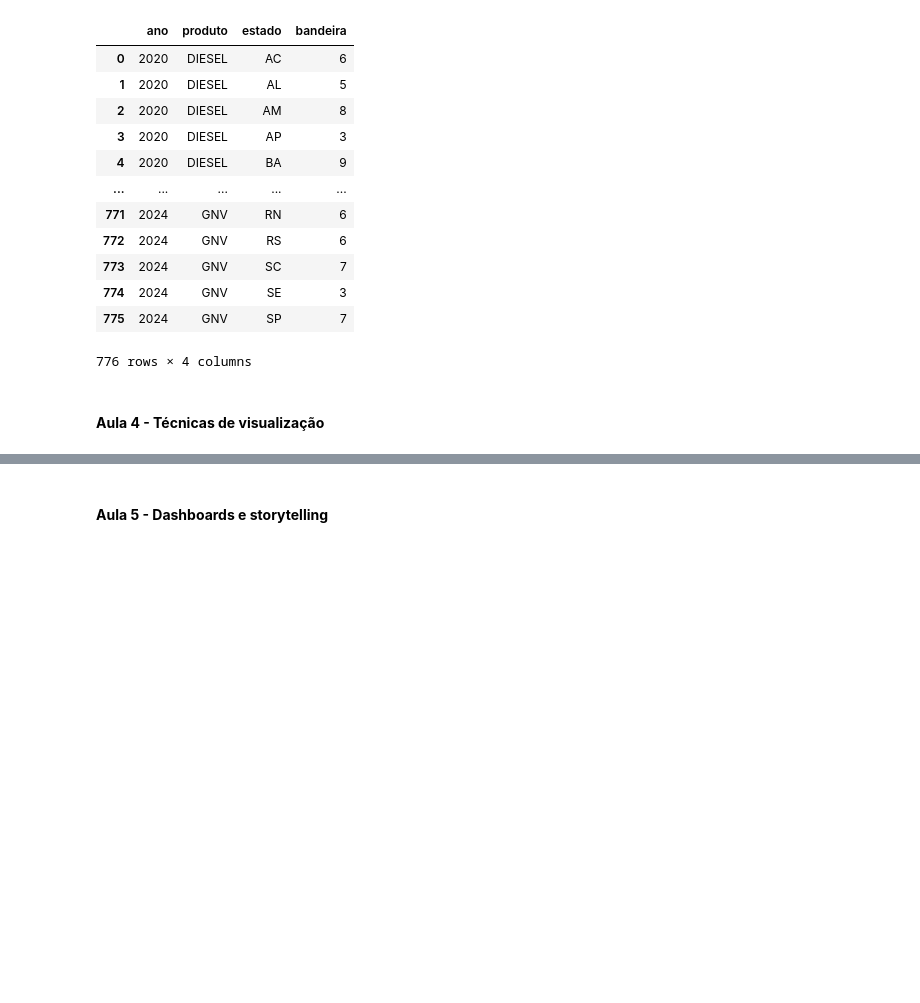
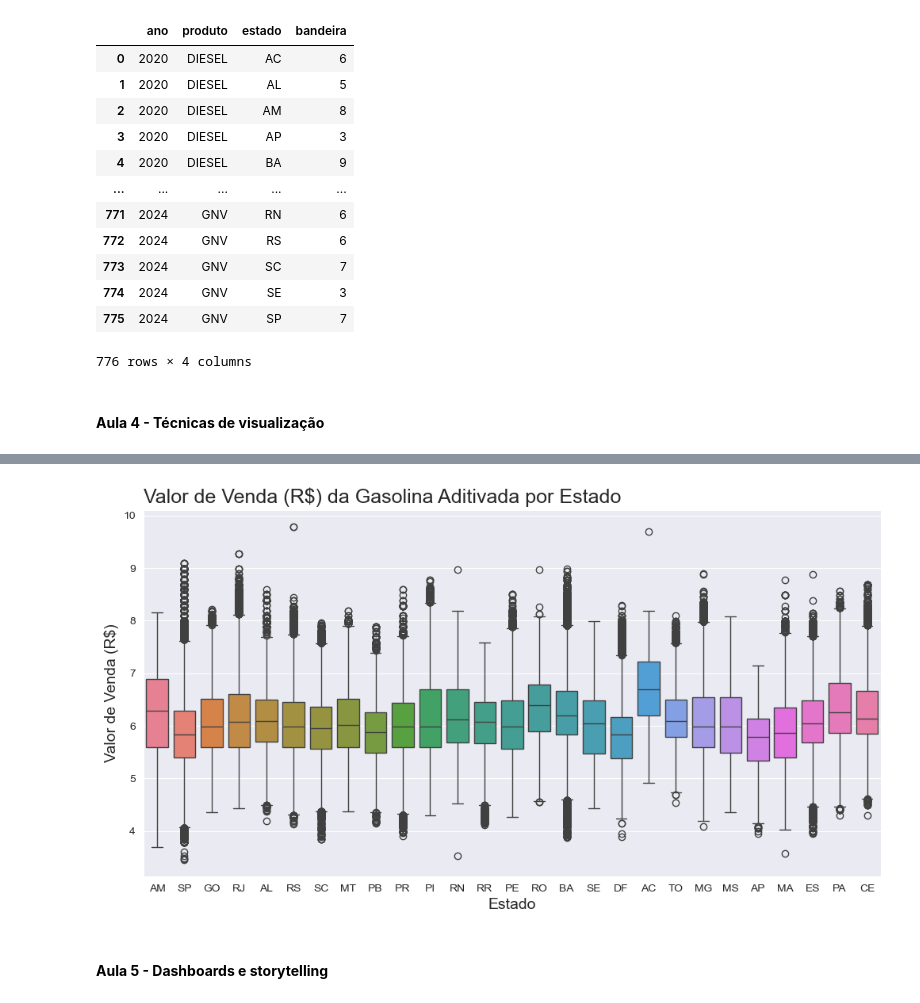
Before and after one commit to RicardViana/fiap-data-viz-and-production-models, a Jupyter notebook: analise_de_negocios.ipynb, the cells around one changed output, grey strips where cells are left out. Cells and saved outputs as stored; diff of their text form; code cells hidden in the pictures; blank space fills up the shorter version.

```diff
--- a/analise_de_negocios.ipynb
+++ b/analise_de_negocios.ipynb
@@ -148,3 +161,13 @@ def test_connection(engine):
+# %%
+# Função para gerar boxplot geral 2v
+
+def plotar_boxplot_2V(titulo, labelx, labely, x, y, dataset):
+    sns.set_style('darkgrid')
+    ax = sns.boxplot(x=x, y= y, hue=x, data=dataset, palette='husl', legend=False)
+    ax.figure.set_size_inches(12,6)
+    ax.set_title(titulo, loc = 'left', fontsize = 18)
+    ax.set_xlabel(labelx, fontsize = 14)
+    ax.set_ylabel(labely, fontsize = 14)
 # %% [markdown]
 #### **Credenciais**
 # %%
@@ -857,2 +931,13 @@ df_anp_bandeira_estado.groupby(['ano','produto','estado']).bandeira.nunique().re
+# %%
+# Plotar boxplot
+plotar_boxplot_2V(
+        'Valor de Venda (R$) da Gasolina Aditivada por Estado',
+        'Estado',
+        'Valor de Venda (R$)',
+        'estado',
+        'valor_venda',
+        gasolina_aditivada)
+# %% [output]
+[figure, added]
 # %% [markdown]
 #### **Aula 5 - Dashboards e storytelling**
```
Also changed, not shown: parts of 13 cells of this notebook.
